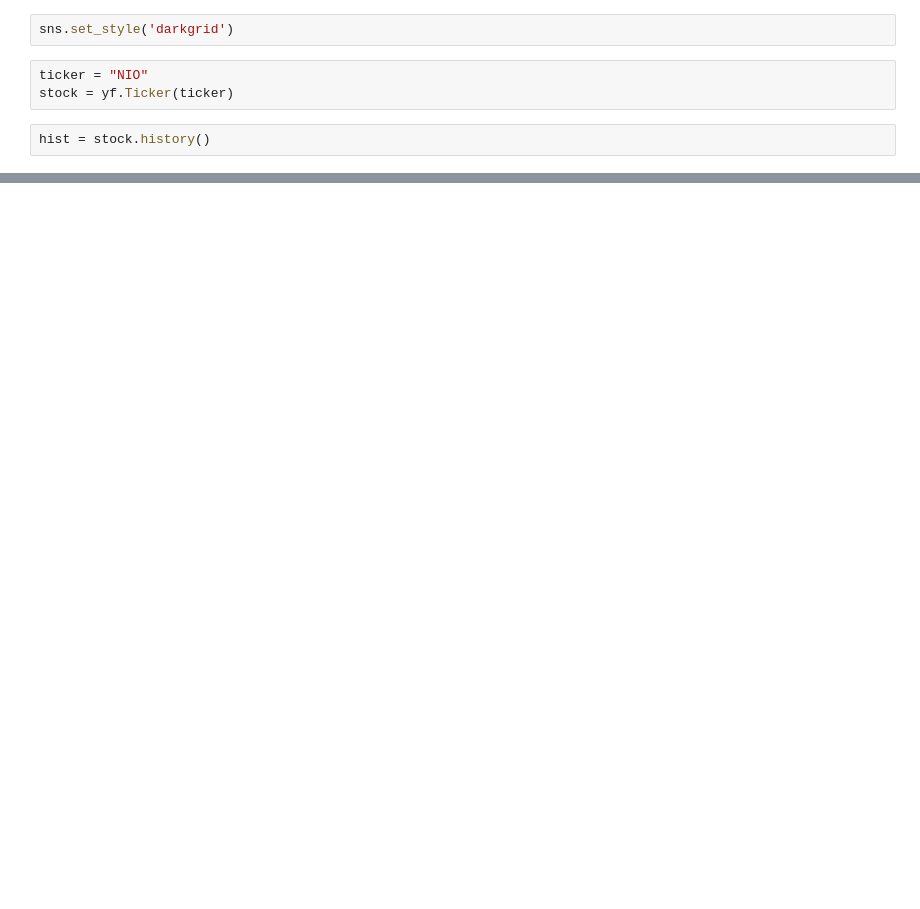
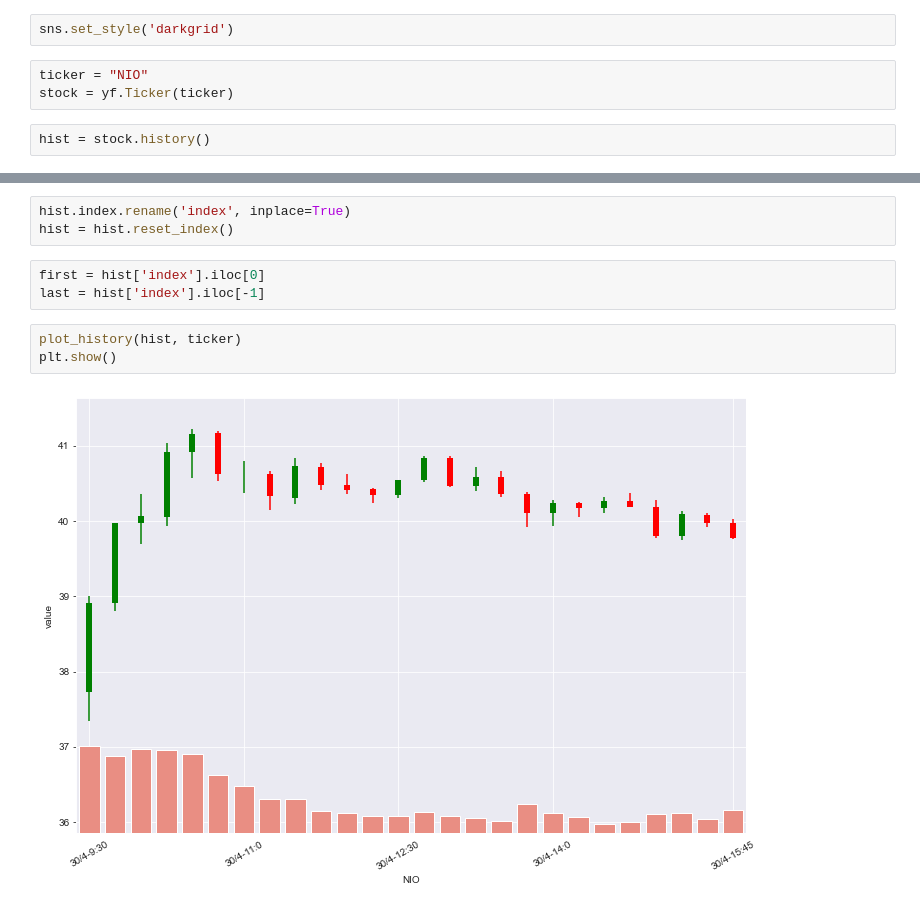
Before and after one commit to yoavnavon/stocks-bot, a Jupyter notebook: samples.ipynb, the cells around one changed output, grey strips where cells are left out. Drawn from its saved outputs; the diff is of its cells as text; blank space fills up the shorter version.

Commit message:
Add candle charts

```diff
--- a/samples.ipynb
+++ b/samples.ipynb
@@ -65,0 +48,11 @@ plt.show()
+# %%
+hist.index.rename('index', inplace=True)
+hist = hist.reset_index()
+# %%
+first = hist['index'].iloc[0]
+last = hist['index'].iloc[-1]
+# %%
+plot_history(hist, ticker)
+plt.show()
+# %% [output]
+[figure, added]
```
Also changed, not shown: parts of 7 cells of this notebook, 2 other files.
